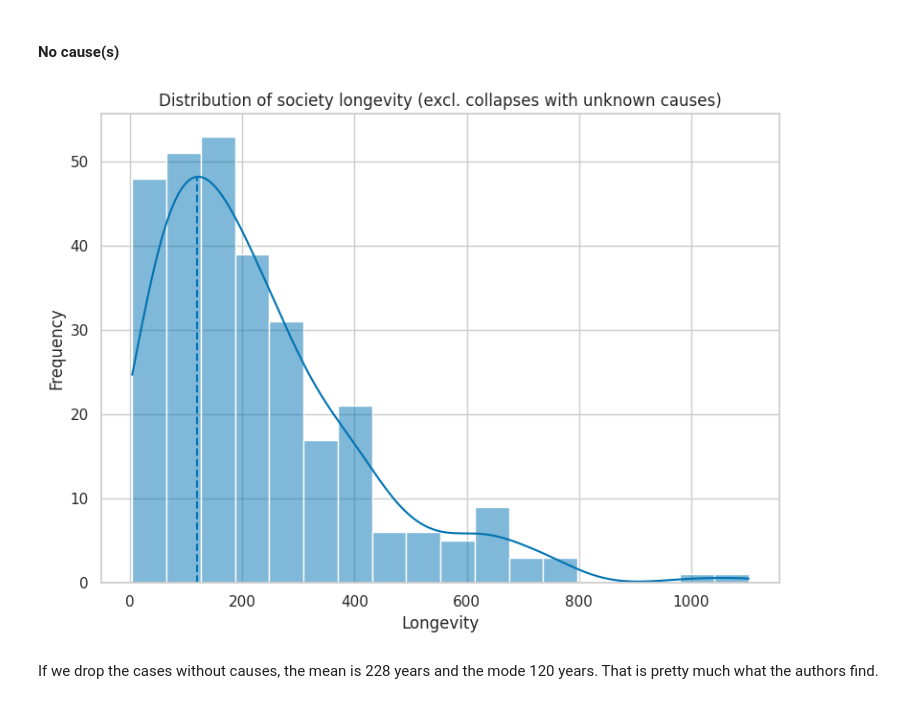
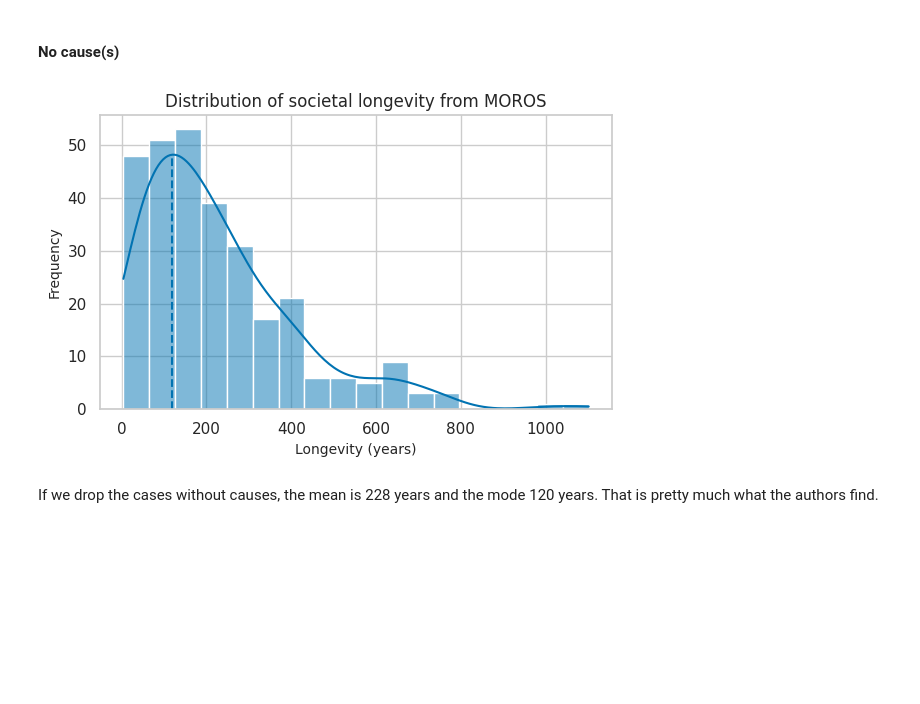
Before and after one commit to ianhellstrom/zoose-base-codespace, a Jupyter notebook: notebooks/causes-for-state-collapse.ipynb, the cells around one changed output. Saved outputs shown, nothing was run; the diff lists cells and outputs as text; code cells hidden in the pictures; blank space fills up the shorter version.

```diff
--- a/notebooks/causes-for-state-collapse.ipynb
+++ b/notebooks/causes-for-state-collapse.ipynb
@@ -453,12 +453,38 @@ def clean_region(value):
     elif "(" in value:
         value = value.split("(")[0].strip()
 
+    value = value.replace("N.", "North ").replace("S.", "South ")
     value = " ".join(word.capitalize() for word in value.split())
 
     return value
 
 
 m["region"] = m["region"].apply(clean_region)
+# %%
+# Basic replacement for consistency
+m["continent"].replace(
+    {"S.America": "South America", "N.America": "North America"}, inplace=True
+)
+# %%
+m["continent"] = m["continent"].replace("Australia", "Oceania")
+
+# Fill in missing continents from regions
+mask = m["continent"].isna()
+m.loc[mask, "continent"] = m.loc[mask, "region"].str.extract(
+    r"(Africa|Asia|Europe|North America|South America)", expand=False
+)
+
+# Map missing entries
+continent_mapping = {
+    "Polynesia": "Oceania",
+    "Micronesia": "Oceania",
+    "Australia And New Zealand": "Oceania",
+    "Melanesia": "Oceania",
+    "Central America": "North America",
+}
+
+mask = m["continent"].isna()
+m.loc[mask, "continent"] = m.loc[mask, "region"].replace(continent_mapping)
 # %% [markdown]
 ### Longevity: reverse-engineering the correct filter(s)
 The authors find a bump around 200 years that is not visible in the raw data without additional yet unknown processing.
@@ -508,24 +517,24 @@ That process is not described, so we must reverse-engineer it.
 # Drop all entries that do not have a cause for collapse listed
 mf = m[m["cause_text"] != ""].copy()
 # %%
-plt.figure(figsize=(8, 6))
+plt.figure(figsize=(6, 4))
 ax = sns.histplot(data=mf, x="age", kde=True)
 
 kdeline = ax.lines[0]
 xs = kdeline.get_xdata()
 ys = kdeline.get_ydata()
 mode_idx = np.argmax(ys)
 ax.vlines(xs[mode_idx], 0, ys[mode_idx], ls="--")
 
-plt.title("Distribution of society longevity (excl. collapses with unknown causes)")
-plt.xlabel("Longevity")
-plt.ylabel("Frequency")
+plt.title("Distribution of societal longevity from MOROS", fontsize=12)
+plt.xlabel("Longevity (years)", fontsize=10)
+plt.ylabel("Frequency", fontsize=10)
 
 plt.tight_layout()
-plt.savefig("moros_filtered.png", dpi=300)
+plt.savefig("moros.png", dpi=300)
 plt.show()
 # %% [output]
-[figure, old version]
+[figure, new version]
 # %% [markdown]
 If we drop the cases without causes, the mean is 228 years and the mode 120 years.
 That is pretty much what the authors find.
```
Also changed, not shown: parts of 22 cells of this notebook.
